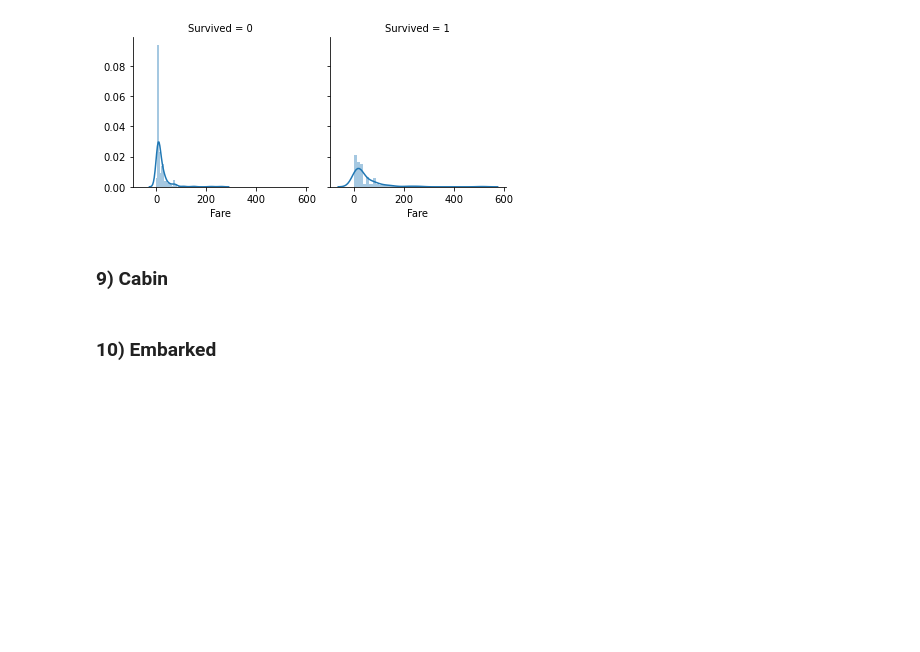
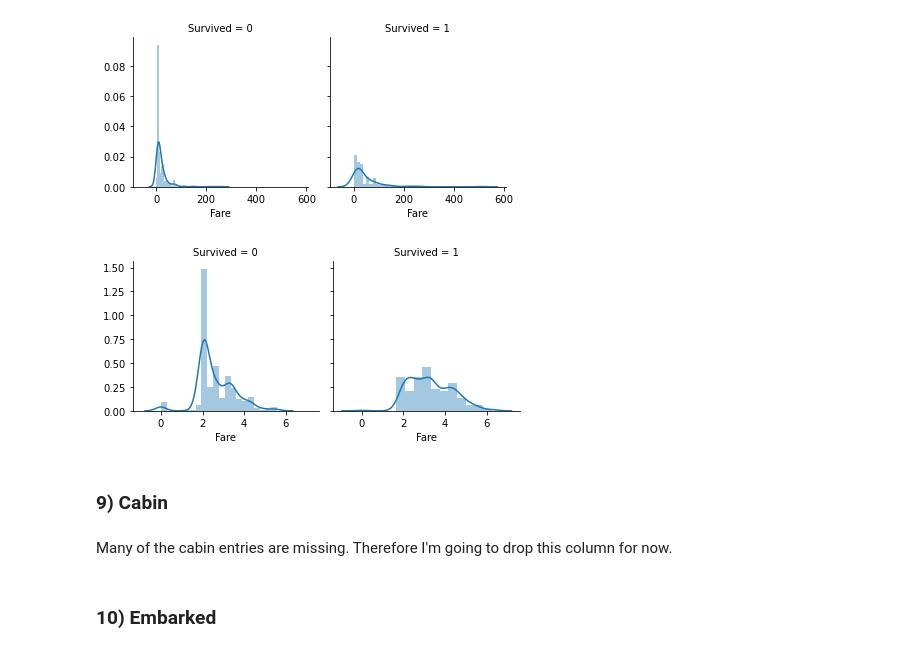
Before and after one commit to malte-n/Data-Science-Portfolio, a Jupyter notebook: titanic_kaggle_comp/titanic_classification_problem.ipynb, the cells around one changed output. Drawn from its saved outputs; the diff is of its cells as text; code cells hidden in the pictures; blank space fills up the shorter version.

```diff
--- a/titanic_kaggle_comp/titanic_classification_problem.ipynb
+++ b/titanic_kaggle_comp/titanic_classification_problem.ipynb
@@ -312,8 +312,18 @@ g = sns.FacetGrid(train_data, col='Survived')
 g = g.map(sns.distplot, "Fare")
 # %% [output]
 [figure]
+# %%
+train_data["Fare"] = train_data["Fare"].map(lambda i: np.log(i) if i > 0 else 0)
+test_data["Fare"] = test_data["Fare"].map(lambda i: np.log(i) if i > 0 else 0)
+
+g = sns.FacetGrid(train_data, col='Survived')
+g = g.map(sns.distplot, "Fare")
+# %% [output]
+[figure, added]
 # %% [markdown]
 ### 9) Cabin
+# %% [markdown]
+Many of the cabin entries are missing. Therefore I'm going to drop this column for now.
 # %%
 train_data.drop(["Cabin"], axis=1, inplace=True)
 test_data.drop(["Cabin"], axis=1, inplace=True)
```
Also changed, not shown: parts of 3 cells of this notebook, 1 other file.
